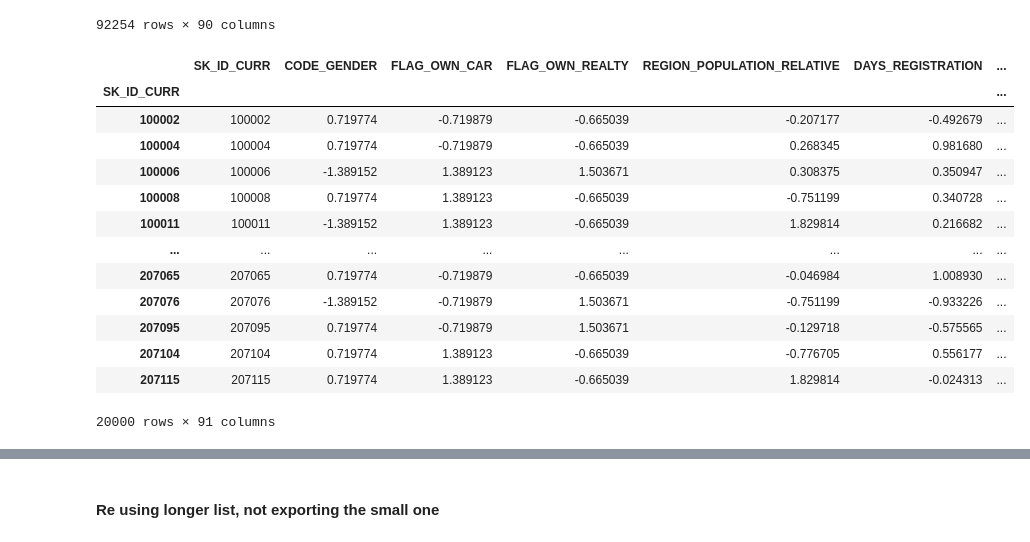
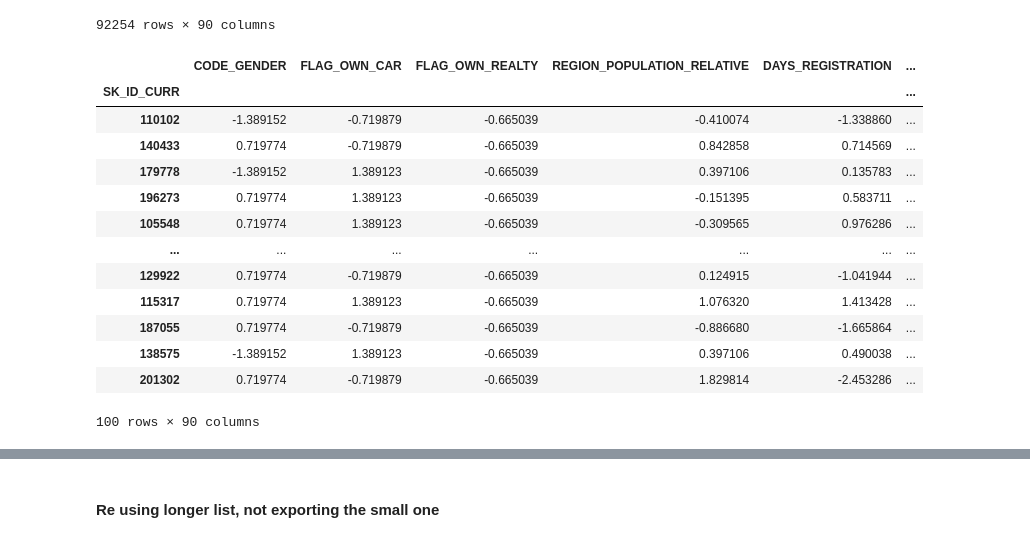
Before and after one commit to SilviaFranze/Project7, a Jupyter notebook: Proj7_OK.ipynb, the cells around one changed output, grey strips where cells are left out. Drawn from its saved outputs; the diff is of its cells as text; code cells hidden in the pictures.

```diff
--- a/Proj7_OK.ipynb
+++ b/Proj7_OK.ipynb
@@ -1084,28 +1097,28 @@ input_data_scaled
 | 207121 | -1.389152 | 1.389123 | -0.665039 | 0.308375 | -0.947987 | ... |
 92254 rows × 90 columns
 # %%
-# random selecting 1000 rows to allow pythonanywhere site to work.  NO, better use all the lines to have more choice
+# random selecting 100 rows to allow pythonanywhere site to work.
 
-# lighter_input_df = input_data_scaled.sample(n = 1000)
-# lighter_input_df
+lighter_input_df = input_data_scaled.sample(n = 100)
+lighter_input_df
 
 # random selecting 20000 rows to allow streamlit to download the file from github, 66 MB was big site to work.  NO, better use all the lines to have more choice
 
 # lighter_input_df2 = input_data_scaled_fake.sample(n = 20000)
-lighter_input_df_sorted = lighter_input_df2.sort_index()
-lighter_input_df_sorted
+# lighter_input_df_sorted = lighter_input_df.sort_index()
+# lighter_input_df_sorted
 # %% [output]
-|  | SK_ID_CURR | CODE_GENDER | FLAG_OWN_CAR | FLAG_OWN_REALTY | REGION_POPULATION_RELATIVE | DAYS_REGISTRATION | ... |
-| SK_ID_CURR |  |  |  |  |  |  | ... |
-| 100002 | 100002 | 0.719774 | -0.719879 | -0.665039 | -0.207177 | -0.492679 | ... |
-| 100004 | 100004 | 0.719774 | -0.719879 | -0.665039 | 0.268345 | 0.981680 | ... |
-| 100006 | 100006 | -1.389152 | 1.389123 | 1.503671 | 0.308375 | 0.350947 | ... |
-| 100008 | 100008 | 0.719774 | 1.389123 | -0.665039 | -0.751199 | 0.340728 | ... |
-| 100011 | 100011 | -1.389152 | 1.389123 | -0.665039 | 1.829814 | 0.216682 | ... |
-| ... | ... | ... | ... | ... | ... | ... | ... |
-| 207065 | 207065 | 0.719774 | -0.719879 | -0.665039 | -0.046984 | 1.008930 | ... |
-| 207076 | 207076 | -1.389152 | -0.719879 | 1.503671 | -0.751199 | -0.933226 | ... |
-| 207095 | 207095 | 0.719774 | -0.719879 | 1.503671 | -0.129718 | -0.575565 | ... |
-| 207104 | 207104 | 0.719774 | 1.389123 | -0.665039 | -0.776705 | 0.556177 | ... |
-| 207115 | 207115 | 0.719774 | 1.389123 | -0.665039 | 1.829814 | -0.024313 | ... |
+|  | CODE_GENDER | FLAG_OWN_CAR | FLAG_OWN_REALTY | REGION_POPULATION_RELATIVE | DAYS_REGISTRATION | ... |
+| SK_ID_CURR |  |  |  |  |  | ... |
+| 110102 | -1.389152 | -0.719879 | -0.665039 | -0.410074 | -1.338860 | ... |
+| 140433 | 0.719774 | -0.719879 | -0.665039 | 0.842858 | 0.714569 | ... |
+| 179778 | -1.389152 | 1.389123 | -0.665039 | 0.397106 | 0.135783 | ... |
+| 196273 | 0.719774 | 1.389123 | -0.665039 | -0.151395 | 0.583711 | ... |
+| 105548 | 0.719774 | 1.389123 | -0.665039 | -0.309565 | 0.976286 | ... |
+| ... | ... | ... | ... | ... | ... | ... |
+| 129922 | 0.719774 | -0.719879 | -0.665039 | 0.124915 | -1.041944 | ... |
+| 115317 | 0.719774 | 1.389123 | -0.665039 | 1.076320 | 1.413428 | ... |
+| 187055 | 0.719774 | -0.719879 | -0.665039 | -0.886680 | -1.665864 | ... |
+| 138575 | -1.389152 | 1.389123 | -0.665039 | 0.397106 | 0.490038 | ... |
+| 201302 | 0.719774 | -0.719879 | -0.665039 | 1.829814 | -2.453286 | ... |
-20000 rows × 91 columns
+100 rows × 90 columns
```
Also changed, not shown: parts of 34 cells of this notebook, 3 other files.
